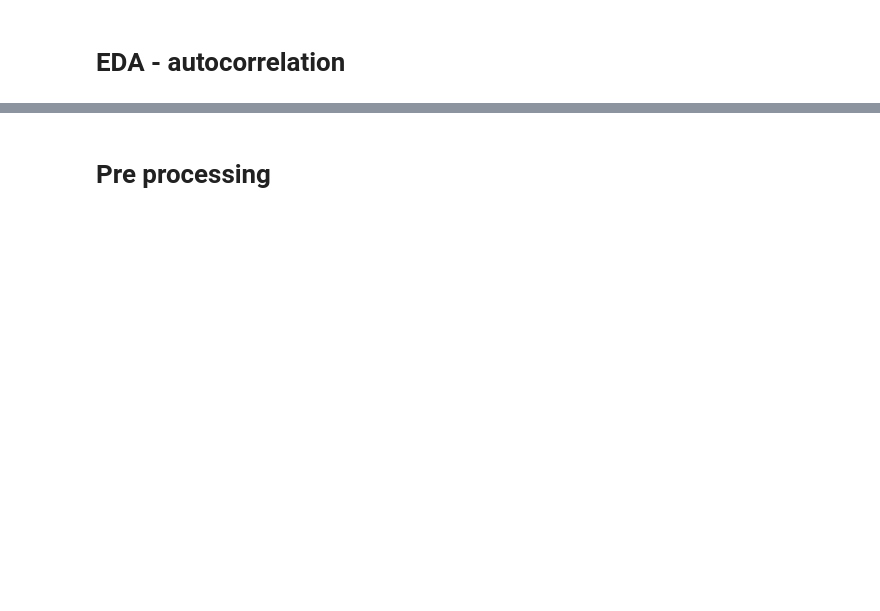
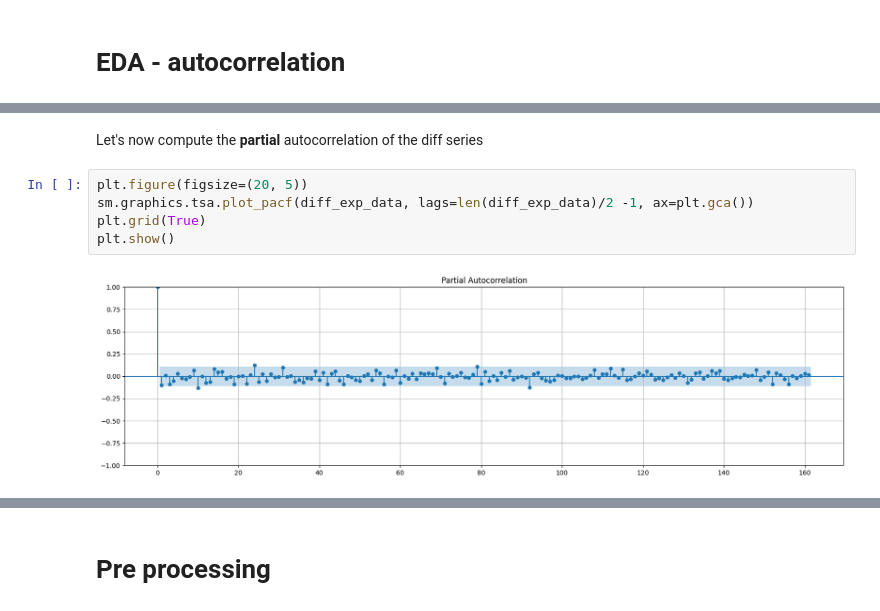
Before and after one commit to Ilvecho/Value-Investor, a Jupyter notebook: Project_5.ipynb, the cells around one changed output, grey strips where cells are left out. Cells and saved outputs as stored; diff of their text form; blank space fills up the shorter version.

```diff
--- a/Project_5.ipynb
+++ b/Project_5.ipynb
@@ -129,0 +136,9 @@ This confirms that the series has a trend, but no seasonality
+# %% [markdown]
+Let's now compute the **partial** autocorrelation of the diff series
+# %%
+plt.figure(figsize=(20, 5))
+sm.graphics.tsa.plot_pacf(diff_exp_data, lags=len(diff_exp_data)/2 -1, ax=plt.gca())
+plt.grid(True)
+plt.show()
+# %% [output]
+[figure, added]
```
Also changed, not shown: parts of 34 cells of this notebook.
